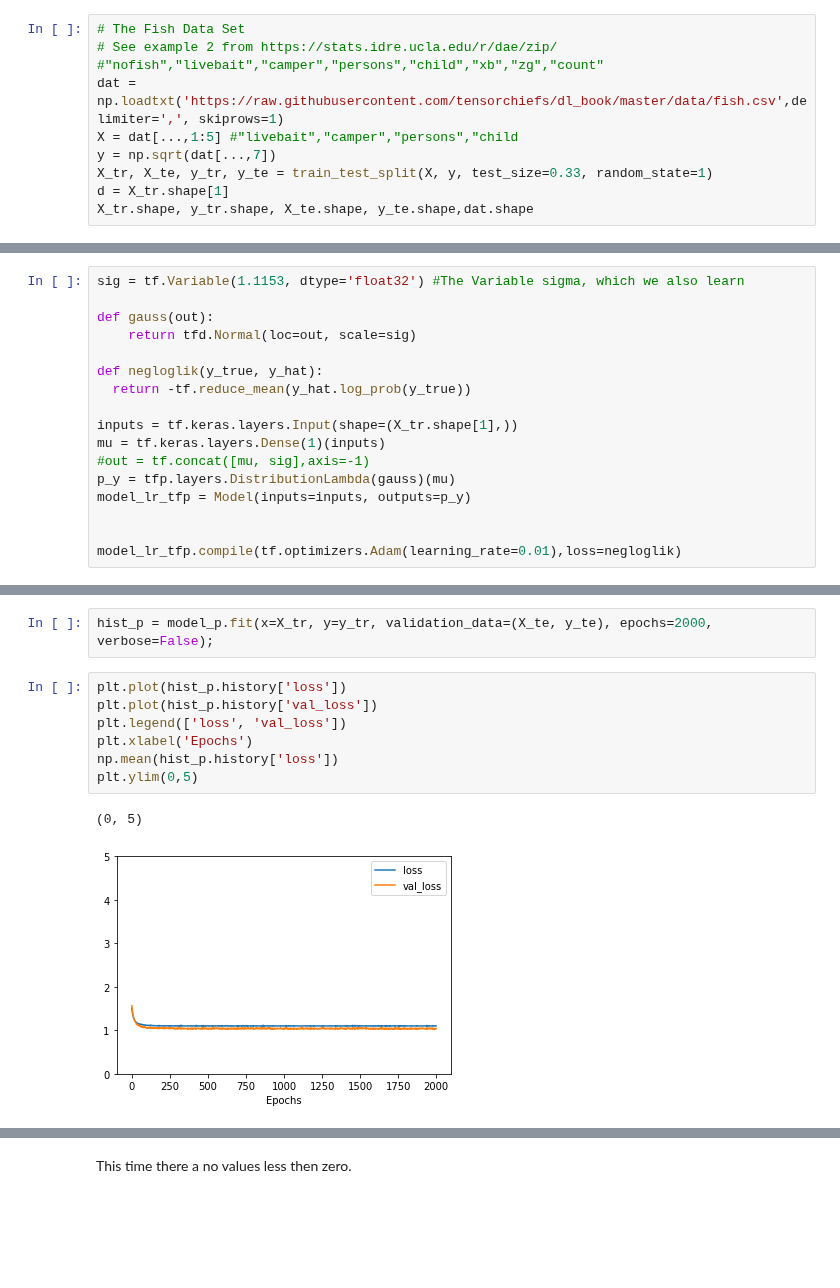
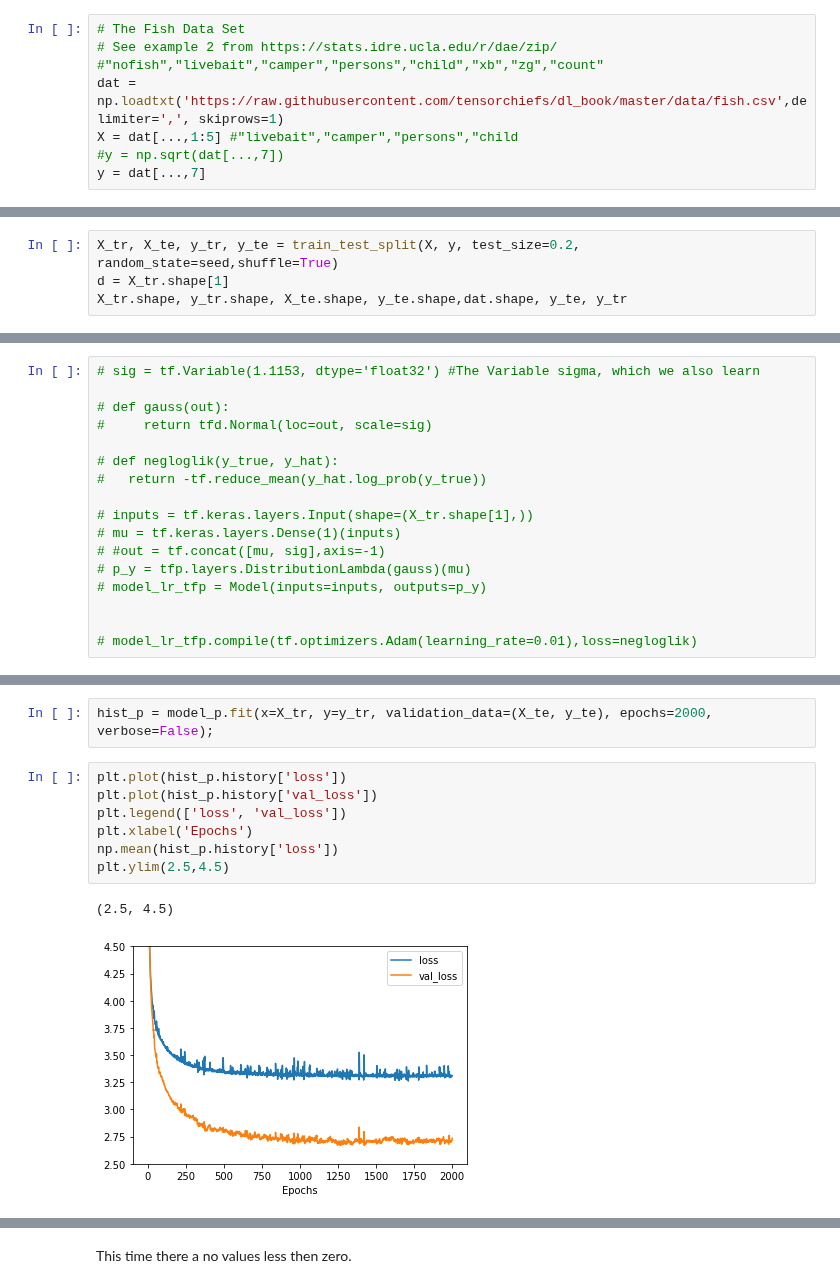
Before and after one commit to tensorchiefs/dl_book, a Jupyter notebook: chapter_05/nb_ch05_creg.ipynb, the cells around one changed output, grey strips where cells are left out. Saved outputs shown, nothing was run; the diff lists cells and outputs as text; blank space fills up the shorter version.

```diff
--- a/chapter_05/nb_ch05_creg.ipynb
+++ b/chapter_05/nb_ch05_creg.ipynb
@@ -91,7 +93,5 @@ We use some traditional count data from: https://stats.idre.ucla.edu/r/dae/zip/.
 #"nofish","livebait","camper","persons","child","xb","zg","count"
 dat = np.loadtxt('https://raw.githubusercontent.com/tensorchiefs/dl_book/master/data/fish.csv',delimiter=',', skiprows=1)
 X = dat[...,1:5] #"livebait","camper","persons","child
-y = np.sqrt(dat[...,7])
-X_tr, X_te, y_tr, y_te = train_test_split(X, y, test_size=0.33, random_state=1)
-d = X_tr.shape[1]
-X_tr.shape, y_tr.shape, X_te.shape, y_te.shape,dat.shape
+#y = np.sqrt(dat[...,7])
+y = dat[...,7]
@@ -99,0 +103,4 @@ X_tr.shape, y_tr.shape, X_te.shape, y_te.shape,dat.shape
+# %%
+X_tr, X_te, y_tr, y_te = train_test_split(X, y, test_size=0.2, random_state=seed,shuffle=True)
+d = X_tr.shape[1]
+X_tr.shape, y_tr.shape, X_te.shape, y_te.shape,dat.shape, y_te, y_tr
@@ -236,22 +261,22 @@ Estimated variance  1.115394674115028
 
 In the standard linear regression $\sigma$ does not depend x, it is assumed to be the same at each position. To mimik this in the network, we here introduce a variable not connected to the data.
 # %%
-sig = tf.Variable(1.1153, dtype='float32') #The Variable sigma, which we also learn
+# sig = tf.Variable(1.1153, dtype='float32') #The Variable sigma, which we also learn
 
-def gauss(out):
-    return tfd.Normal(loc=out, scale=sig)
+# def gauss(out):
+#     return tfd.Normal(loc=out, scale=sig)
 
-def negloglik(y_true, y_hat):
-  return -tf.reduce_mean(y_hat.log_prob(y_true))
+# def negloglik(y_true, y_hat):
+#   return -tf.reduce_mean(y_hat.log_prob(y_true))
 
-inputs = tf.keras.layers.Input(shape=(X_tr.shape[1],))
-mu = tf.keras.layers.Dense(1)(inputs)
-#out = tf.concat([mu, sig],axis=-1)
-p_y = tfp.layers.DistributionLambda(gauss)(mu)
-model_lr_tfp = Model(inputs=inputs, outputs=p_y)
+# inputs = tf.keras.layers.Input(shape=(X_tr.shape[1],))
+# mu = tf.keras.layers.Dense(1)(inputs)
+# #out = tf.concat([mu, sig],axis=-1)
+# p_y = tfp.layers.DistributionLambda(gauss)(mu)
+# model_lr_tfp = Model(inputs=inputs, outputs=p_y)
 
 
-model_lr_tfp.compile(tf.optimizers.Adam(learning_rate=0.01),loss=negloglik)
+# model_lr_tfp.compile(tf.optimizers.Adam(learning_rate=0.01),loss=negloglik)
 # %% [markdown]
 #### [Optional] Fitting using eager mode
 # %%
@@ -353,13 +383,13 @@ hist_p = model_p.fit(x=X_tr, y=y_tr, validation_data=(X_te, y_te), epochs=2000,
 # %%
 plt.plot(hist_p.history['loss'])
 plt.plot(hist_p.history['val_loss'])
 plt.legend(['loss', 'val_loss'])
 plt.xlabel('Epochs')
 np.mean(hist_p.history['loss'])
-plt.ylim(0,5)
+plt.ylim(2.5,4.5)
 # %% [output]
-(0, 5)
+(2.5, 4.5)
-[figure, old version]
+[figure, new version]
 # %%
 model = Model(inputs=inputs, outputs=p_y.mean())
 y_hat_te = model.predict(X_te).flatten()
```
Also changed, not shown: parts of 27 cells of this notebook, 1 other file.
